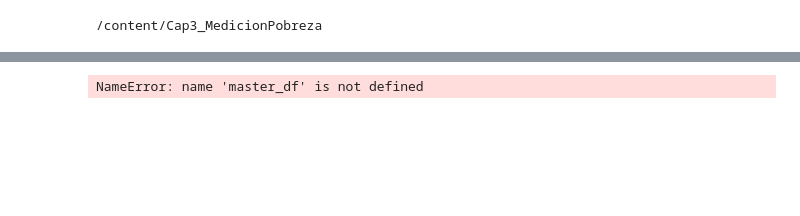
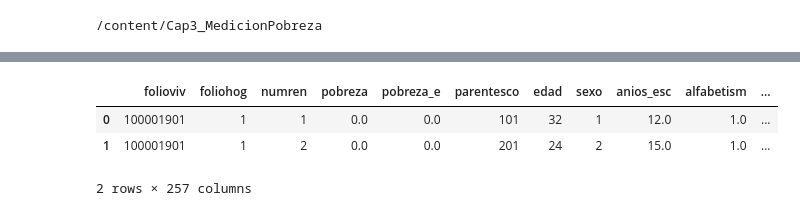
Before and after one commit to LizamaD/Cap3_MedicionPobreza, a Jupyter notebook: notebooks/app.ipynb, the cells around one changed output, grey strips where cells are left out. Saved outputs shown, nothing was run; the diff lists cells and outputs as text; code cells hidden in the pictures; blank space fills up the shorter version.

Commit message:
Se filtran registros nulos en base de pobreza para el campo pobreza.

```diff
--- a/notebooks/app.ipynb
+++ b/notebooks/app.ipynb
@@ -74,4 +123,7 @@ Procesando tablas individuales...
 # %%
-master_df.head(2)
+df_final_limpio.head(2)
 # %% [output]
+|  | folioviv | foliohog | numren | pobreza | pobreza_e | parentesco | edad | sexo | anios_esc | alfabetism | ... |
+| 0 | 100001901 | 1 | 1 | 0.0 | 0.0 | 101 | 32 | 1 | 12.0 | 1.0 | ... |
+| 1 | 100001901 | 1 | 2 | 0.0 | 0.0 | 201 | 24 | 2 | 15.0 | 1.0 | ... |
-NameError: name 'master_df' is not defined
+2 rows × 257 columns
```
Also changed, not shown: parts of 4 cells of this notebook, 1 other file.
